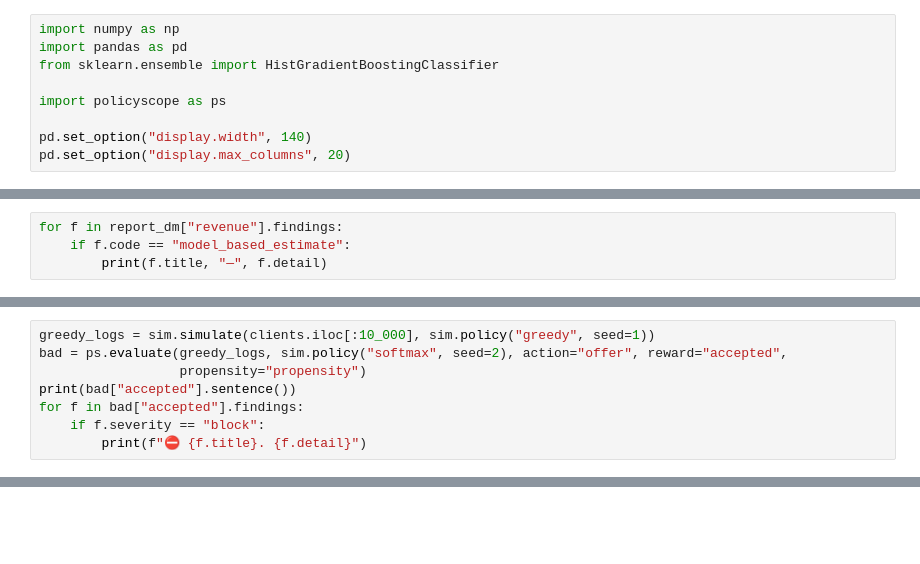
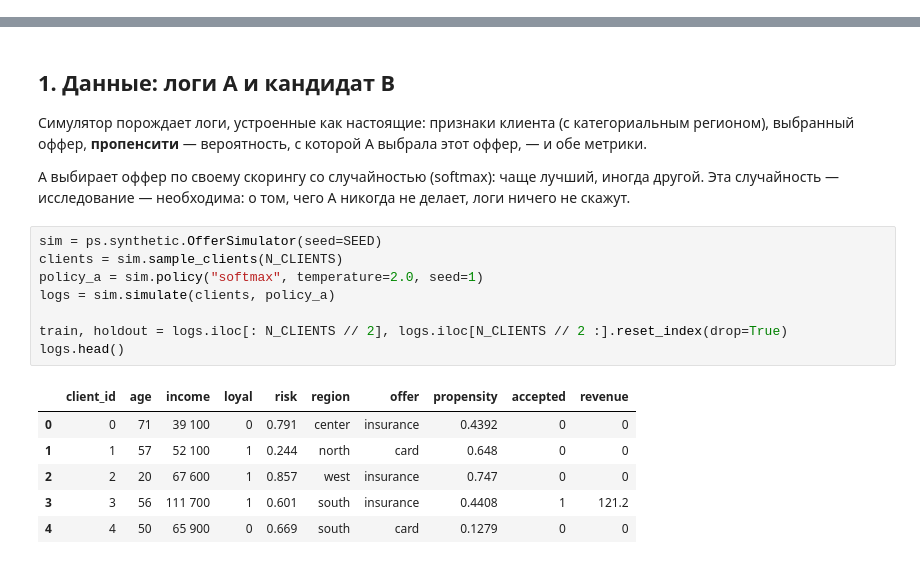
Before and after one commit to Yurashku/OffPolicyLab, a Jupyter notebook: examples/tutorial.ipynb, the cells around one changed output, grey strips where cells are left out. Cells and saved outputs as stored; diff of their text form; blank space fills up the shorter version.

```diff
--- a/examples/tutorial.ipynb
+++ b/examples/tutorial.ipynb
@@ -20,9 +0,0 @@
-# %%
-import numpy as np
-import pandas as pd
-from sklearn.ensemble import HistGradientBoostingClassifier
-
-import policyscope as ps
-
-pd.set_option("display.width", 140)
-pd.set_option("display.max_columns", 20)
@@ -244,4 +0,0 @@ pd.concat({"DR": report.summary(), "DM": report_dm.summary()})[["delta", "delta_
-# %%
-for f in report_dm["revenue"].findings:
-    if f.code == "model_based_estimate":
-        print(f.title, "—", f.detail)
@@ -382,8 +0,0 @@ cluster=client_id  ширина ДИ: V(A) 0.0229, V(B) 0.0407, Δ 0.0340
-# %%
-greedy_logs = sim.simulate(clients.iloc[:10_000], sim.policy("greedy", seed=1))
-bad = ps.evaluate(greedy_logs, sim.policy("softmax", seed=2), action="offer", reward="accepted",
-                  propensity="propensity")
-print(bad["accepted"].sentence())
-for f in bad["accepted"].findings:
-    if f.severity == "block":
-        print(f"⛔ {f.title}. {f.detail}")
@@ -418,0 +56,23 @@ print([f.code for f in wrong["accepted"].findings if f.severity == "block"])
+# %% [markdown]
+## 1. Данные: логи A и кандидат B
+
+Симулятор порождает логи, устроенные как настоящие: признаки клиента (с категориальным регионом),
+выбранный оффер, **пропенсити** — вероятность, с которой A выбрала этот оффер, — и обе метрики.
+
+A выбирает оффер по своему скорингу со случайностью (softmax): чаще лучший, иногда другой. Эта
+случайность — исследование — необходима: о том, чего A никогда не делает, логи ничего не скажут.
+# %%
+sim = ps.synthetic.OfferSimulator(seed=SEED)
+clients = sim.sample_clients(N_CLIENTS)
+policy_a = sim.policy("softmax", temperature=2.0, seed=1)
+logs = sim.simulate(clients, policy_a)
+
+train, holdout = logs.iloc[: N_CLIENTS // 2], logs.iloc[N_CLIENTS // 2 :].reset_index(drop=True)
+logs.head()
+# %% [output]
+|  | client_id | age | income | loyal | risk | region | offer | propensity | accepted | revenue |
+| 0 | 0 | 71 | 39 100 | 0 | 0.791 | center | insurance | 0.4392 | 0 | 0 |
+| 1 | 1 | 57 | 52 100 | 1 | 0.244 | north | card | 0.648 | 0 | 0 |
+| 2 | 2 | 20 | 67 600 | 1 | 0.857 | west | insurance | 0.747 | 0 | 0 |
+| 3 | 3 | 56 | 111 700 | 1 | 0.601 | south | insurance | 0.4408 | 1 | 121.2 |
+| 4 | 4 | 50 | 65 900 | 0 | 0.669 | south | card | 0.1279 | 0 | 0 |
```
Also changed, not shown: parts of 57 cells of this notebook, 2 other files.
